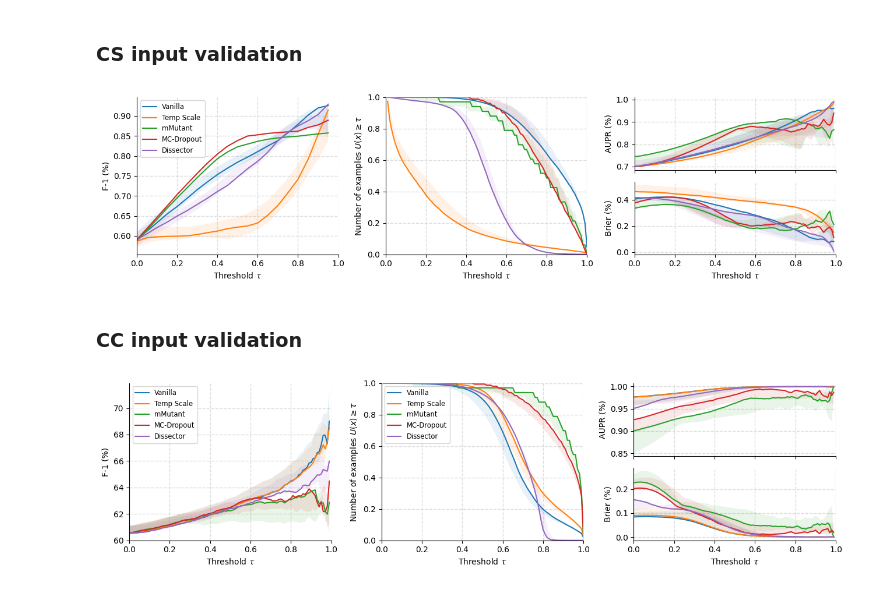
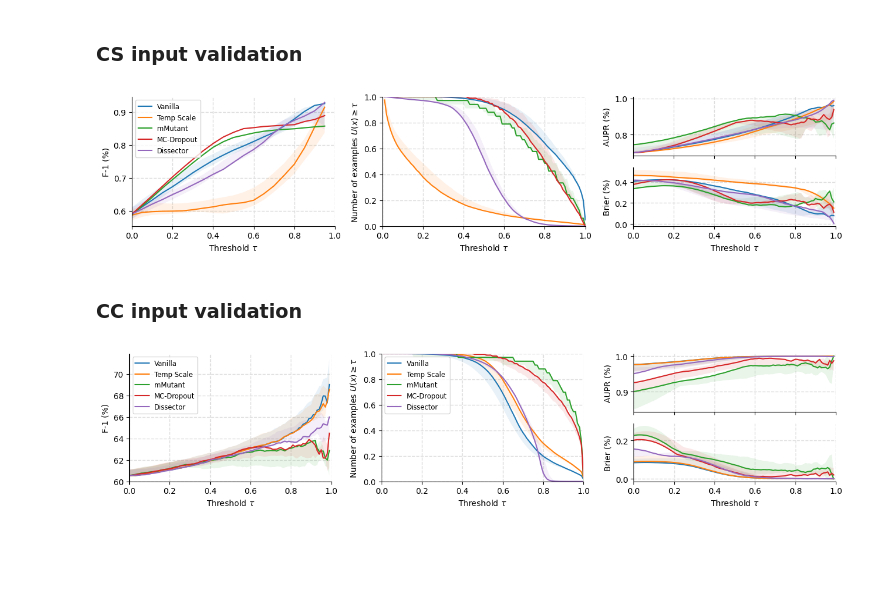
Before and after one commit to yul091/UncertaintyPL, a Jupyter notebook: notebooks/uncertainty_eval.ipynb, the cells around one changed output. Drawn from its saved outputs; the diff is of its cells as text; code cells hidden in the pictures; blank space fills up the shorter version.

```diff
--- a/notebooks/uncertainty_eval.ipynb
+++ b/notebooks/uncertainty_eval.ipynb
@@ -609,7 +609,7 @@ for split in ['val', 'test1', 'test2', 'test3']:
             model_res[method][split]['Brier'] = (brier_scores - min(brier_scores)) * (0.42 - min(brier_scores)) / (max(brier_scores) - min(brier_scores)) + min(brier_scores)
 
 # Create a figure and axis
-fig = plt.figure(figsize=(13, 3.5))
+fig = plt.figure(figsize=(13, 3))
 gs = fig.add_gridspec(2, 3, width_ratios=[1, 1, 1], height_ratios=[1, 1])
 ax1 = fig.add_subplot(gs[:, 0])
 ax2 = fig.add_subplot(gs[:, 1])
@@ -637,34 +637,34 @@ plot_threshold(
     legend=False,
 )
 plot_threshold(
     ax=ax3_top,
     model1_res=code2vec_res,
     model2_res=coderoberta_res,
     model3_res=graphcodebert_res,
     x='coverage',
     x_label=False,
     x_ticklabel=False,
     y='AUPR',
     legend=False,
 )
 plot_threshold(
     ax=ax3_bottom,
     model1_res=code2vec_res,
     model2_res=coderoberta_res,
     model3_res=graphcodebert_res,
     x='coverage',
     y='Brier',
     legend=False,
 )
 
 # Remove space between subplots
 plt.subplots_adjust(hspace=0.0)
 # plot on ax1, ax2, ax3_top, and ax3_bottom as desired
 plt.tight_layout()
 plt.savefig("../Figure/filter_cs.pdf", bbox_inches='tight')
 plt.show()
 # %% [output]
-[figure, old version]
+[figure, new version]
 # %% [markdown]
 ### CC input validation
 # %%
@@ -684,7 +684,7 @@ for split in ['val', 'test1', 'test2', 'test3']:
             model_res[method][split]['Brier'] = (brier_scores - min(brier_scores)) * (max(brier_scores) - 0) / (max(brier_scores) - min(brier_scores))
 
 # Create a figure and axis
-fig = plt.figure(figsize=(13, 3.5))
+fig = plt.figure(figsize=(13, 3))
 gs = fig.add_gridspec(2, 3, width_ratios=[1, 1, 1], height_ratios=[1, 1])
 ax1 = fig.add_subplot(gs[:, 0])
 ax2 = fig.add_subplot(gs[:, 1])
@@ -738,4 +738,4 @@ plt.tight_layout()
 plt.savefig("../Figure/filter_cc.pdf", bbox_inches='tight')
 plt.show()
 # %% [output]
-[figure, old version]
+[figure, new version]
```
Also changed, not shown: 2 other files.
